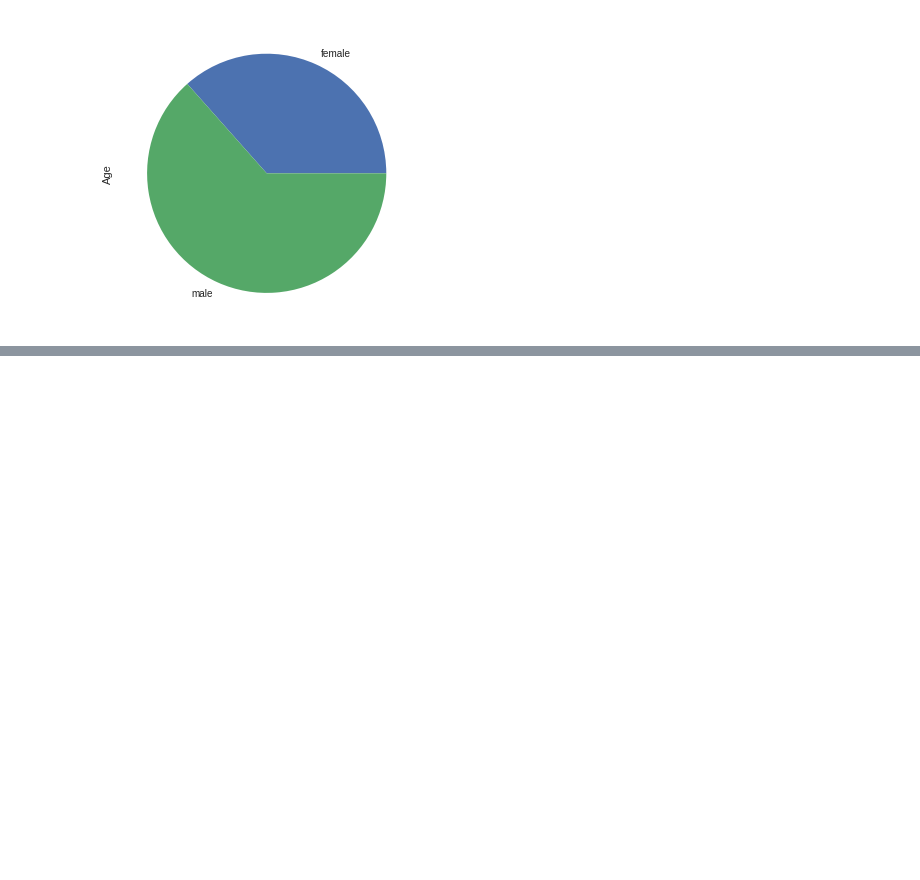
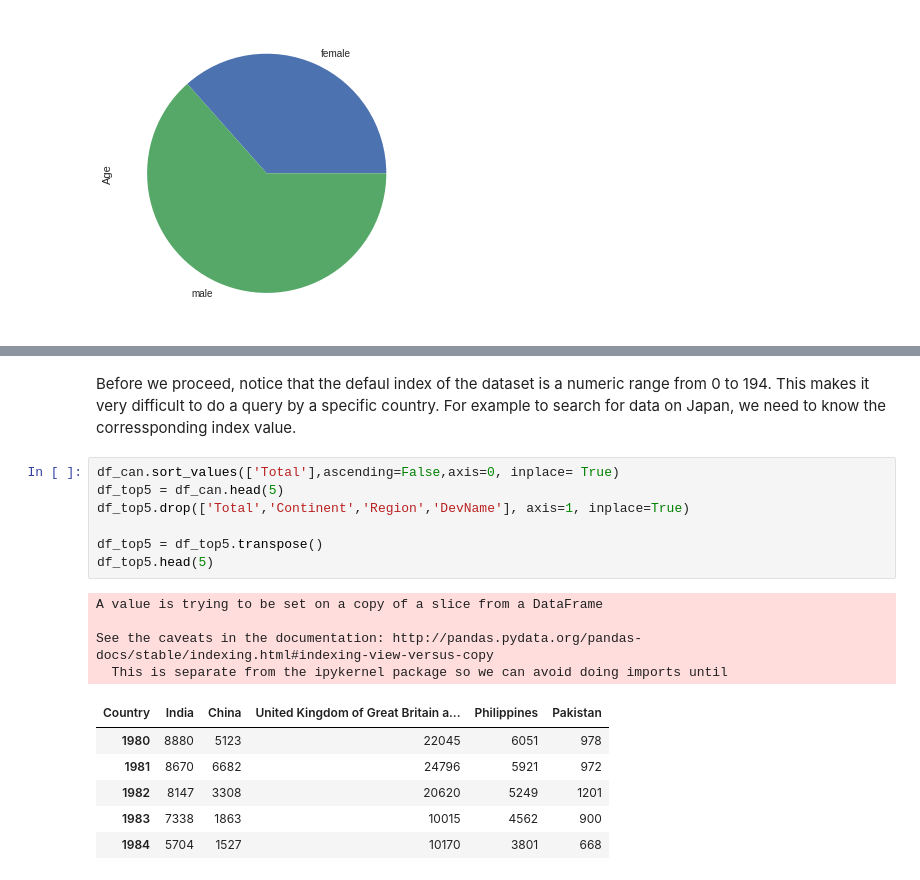
Before and after one commit to AndresUrregoAngel/Python, a Jupyter notebook: ML/Figures.ipynb, the cells around one changed output, grey strips where cells are left out. Cells and saved outputs as stored; diff of their text form; blank space fills up the shorter version.

```diff
--- a/ML/Figures.ipynb
+++ b/ML/Figures.ipynb
@@ -108,0 +117,20 @@ for year in years:
+# %% [markdown]
+Before we proceed, notice that the defaul index of the dataset is a numeric range from 0 to 194. This makes it very difficult to do a query by a specific country. For example to search for data on Japan, we need to know the corressponding index value.
+# %%
+df_can.sort_values(['Total'],ascending=False,axis=0, inplace= True)
+df_top5 = df_can.head(5)
+df_top5.drop(['Total','Continent','Region','DevName'], axis=1, inplace=True)
+
+df_top5 = df_top5.transpose()
+df_top5.head(5)
+# %% [output]
+A value is trying to be set on a copy of a slice from a DataFrame
+
+See the caveats in the documentation: http://pandas.pydata.org/pandas-docs/stable/indexing.html#indexing-view-versus-copy
+  This is separate from the ipykernel package so we can avoid doing imports until
+| Country | India | China | United Kingdom of Great Britain a... | Philippines | Pakistan |
+| 1980 | 8880 | 5123 | 22045 | 6051 | 978 |
+| 1981 | 8670 | 6682 | 24796 | 5921 | 972 |
+| 1982 | 8147 | 3308 | 20620 | 5249 | 1201 |
+| 1983 | 7338 | 1863 | 10015 | 4562 | 900 |
+| 1984 | 5704 | 1527 | 10170 | 3801 | 668 |
```
Also changed, not shown: parts of 4 cells of this notebook.
